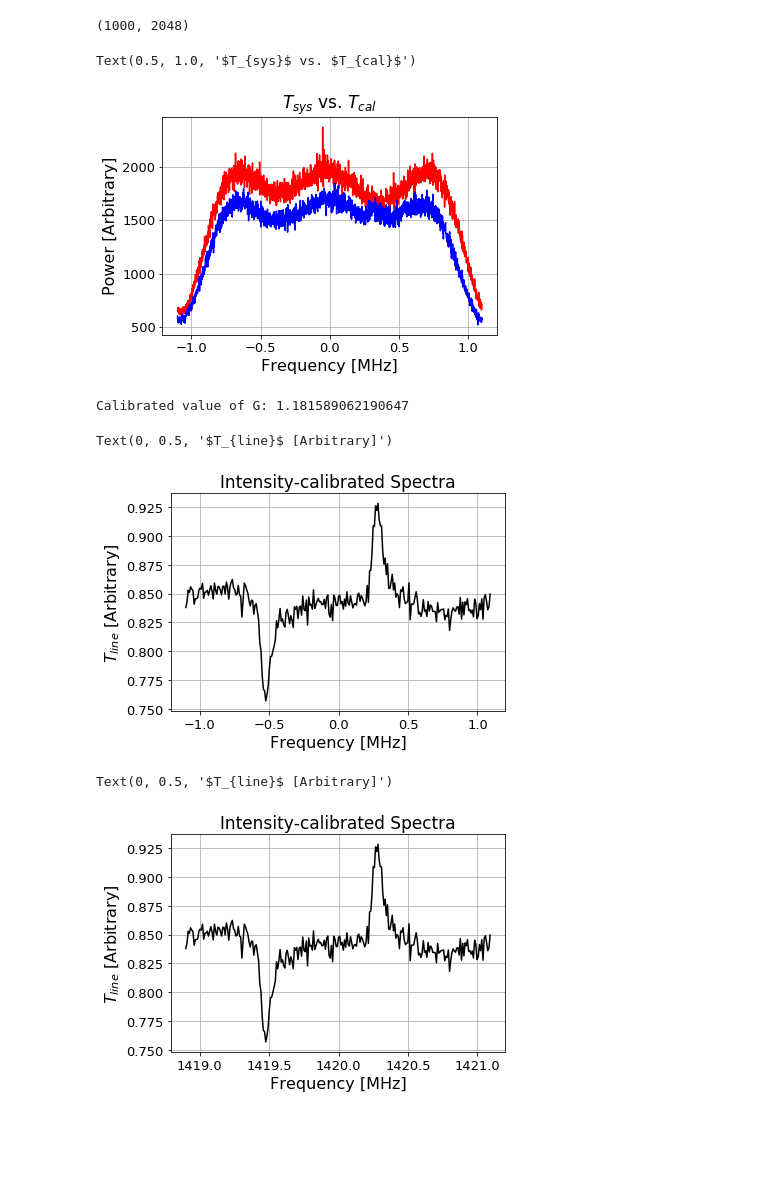
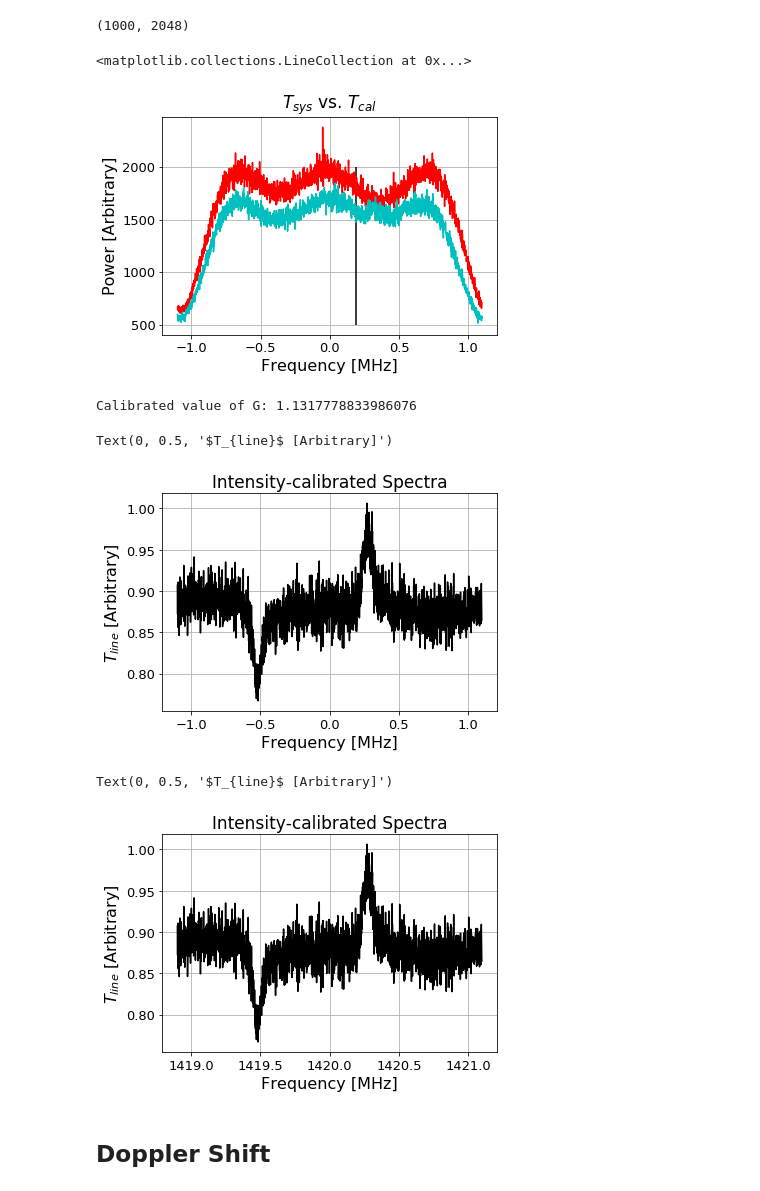
Before and after one commit to James11222/radiolab_repo, a Jupyter notebook: lab2/Emily/lab2.ipynb, the cells around one changed output. Saved outputs shown, nothing was run; the diff lists cells and outputs as text; code cells hidden in the pictures; blank space fills up the shorter version.

```diff
--- a/lab2/Emily/lab2.ipynb
+++ b/lab2/Emily/lab2.ipynb
@@ -123,9 +124,9 @@ plt.xlim(-0.85, 0.85)
 # %%
-s_on = calc_median_power_fft(on_line_blocks.reshape((-1,256)))
-s_off = calc_median_power_fft(off_line_blocks.reshape((-1,256)))
+s_on_smooth = calc_median_power_fft(on_line_blocks.reshape((-1,256)))
+s_off_smooth = calc_median_power_fft(off_line_blocks.reshape((-1,256)))
 freq = calc_freq(samples=256, frequency=2.2)
-plt.plot(freq, s_on, label='$s_{on}$', color='b')
-plt.plot(freq, s_off, label='$s_{off}$', color='r')
+plt.plot(freq, s_on_smooth, label='$s_{on}$', color='c')
+plt.plot(freq, s_off_smooth, label='$s_{off}$', color='r')
 plt.legend()
 plt.title('Smoothed Median $s_{on}$ and $s_{off}$')
 plt.xlabel('Frequency [MHz]')
@@ -138,8 +139,8 @@ plt.xlim(-0.85, 0.85)
 # %%
-s_on = calc_avg_power_fft(on_line_blocks.reshape((-1,256)))
-s_off = calc_avg_power_fft(off_line_blocks.reshape((-1,256)))
+s_on_smooth = calc_avg_power_fft(on_line_blocks.reshape((-1,256)))
+s_off_smooth = calc_avg_power_fft(off_line_blocks.reshape((-1,256)))
 freq = calc_freq(samples=256, frequency=2.2)
-plt.plot(freq, s_on/s_off, color='black')
+plt.plot(freq, s_on_smooth/s_off_smooth, color='black')
 plt.legend()
 plt.title('Smoothed Average $s_{on}$ / $s_{off}$')
 plt.xlabel('Frequency [MHz]')
@@ -149,10 +150,10 @@ No handles with labels found to put in legend.
 Text(0, 0.5, 'Power [Arbitrary]')
 [figure]
 # %%
-s_on = calc_median_power_fft(on_line_blocks.reshape((-1,256)))
-s_off = calc_median_power_fft(off_line_blocks.reshape((-1,256)))
+s_on_smooth = calc_median_power_fft(on_line_blocks.reshape((-1,256)))
+s_off_smooth = calc_median_power_fft(off_line_blocks.reshape((-1,256)))
 freq = calc_freq(samples=256, frequency=2.2)
-plt.plot(freq, s_on/s_off, color='black')
+plt.plot(freq, s_on_smooth/s_off_smooth, color='black')
 # plt.legend()
 plt.title('Smoothed Median $s_{on}$ / $s_{off}$')
 plt.xlabel('Frequency [MHz]')
@@ -177,43 +178,46 @@ Tcal = 300 #K
 scal_power = calc_avg_power_fft(scal)
 scold_power = calc_avg_power_fft(scold)
 
-G = Tcal / np.mean(np.fft.fftshift(scal_power - scold_power)[:1024])
+G = Tcal / np.mean((scal_power[400:1200] - scold_power[400:1200]))
 # %%
 freq = calc_freq(samples=2048, frequency=2.2)
 plt.plot(freq, scal_power, label='blackbody', color='red')
-plt.plot(freq, scold_power, label='sky', color='blue')
+plt.plot(freq, scold_power, label='sky', color='c')
 plt.xlabel('Frequency [MHz]')
 plt.ylabel('Power [Arbitrary]')
 plt.title('$T_{sys}$ vs. $T_{cal}$')
+plt.vlines(freq[1200], 500, 2000)
 # %% [output]
-Text(0.5, 1.0, '$T_{sys}$ vs. $T_{cal}$')
+<matplotlib.collections.LineCollection at 0x...>
-[figure, old version]
+[figure, new version]
 # %%
 print('Calibrated value of G:', G)
 # %% [output]
-Calibrated value of G: 1.181589062190647
+Calibrated value of G: 1.1317778833986076
 # %%
 sline = s_on / s_off
 Tline = sline / G
-freq = calc_freq(samples=256, frequency=2.2)
+# freq = calc_freq(samples=256, frequency=2.2)
 plt.plot(freq, Tline, color='black')
 plt.title('Intensity-calibrated Spectra')
 plt.xlabel('Frequency [MHz]')
 plt.ylabel('$T_{line}$ [Arbitrary]')
 # %% [output]
 Text(0, 0.5, '$T_{line}$ [Arbitrary]')
-[figure, old version]
+[figure, new version]
 # %%
 sline = s_on / s_off
 Tline = sline / G
-freq = calc_freq(samples=256, frequency=2.2)
+# freq = calc_freq(samples=256, frequency=2.2)
 plt.plot(freq + 1420, Tline, color='black')
 plt.title('Intensity-calibrated Spectra')
 plt.xlabel('Frequency [MHz]')
 plt.ylabel('$T_{line}$ [Arbitrary]')
 # %% [output]
 Text(0, 0.5, '$T_{line}$ [Arbitrary]')
-[figure, old version]
+[figure, new version]
+# %% [markdown]
+## Doppler Shift
 # %%
 sline = s_on / s_off
 Tline = sline / G
```
Also changed, not shown: parts of 8 cells of this notebook.
